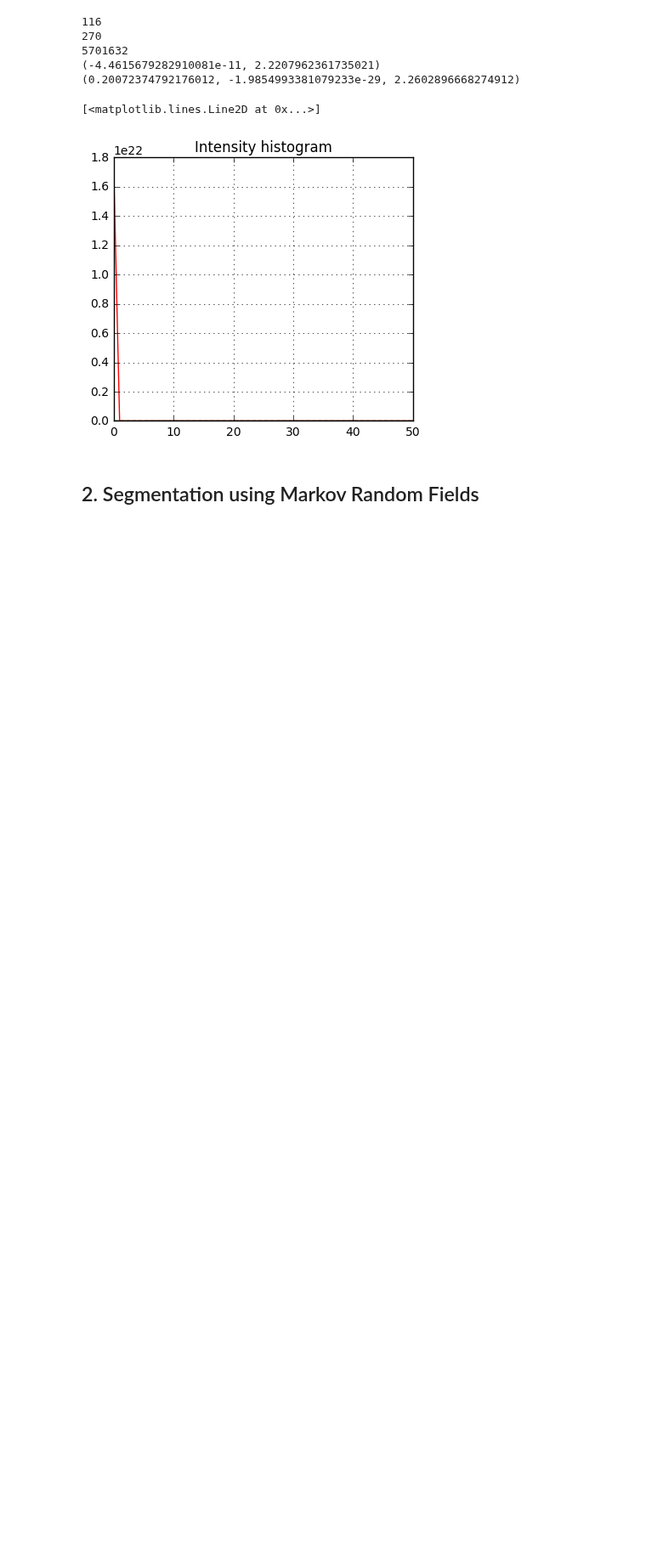
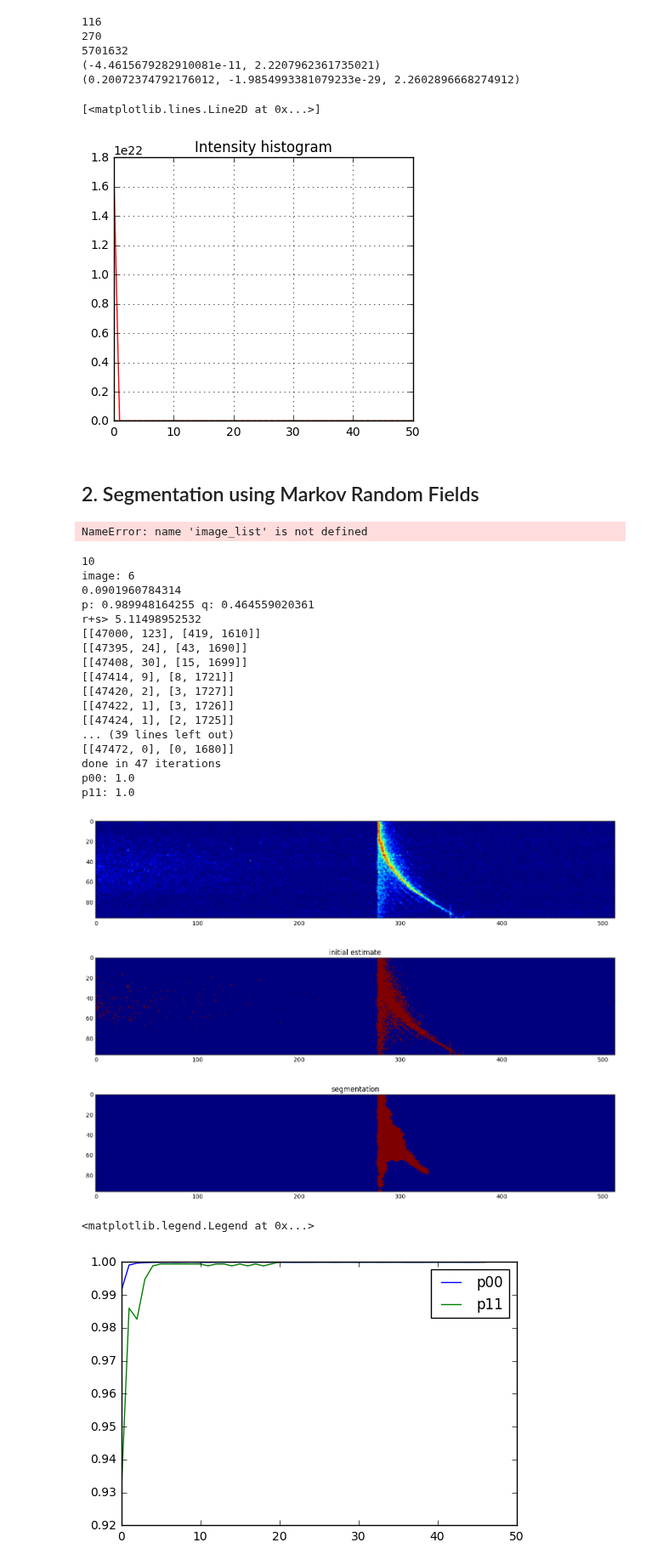
Before and after one commit to pvazteixeira/multibeam, a Jupyter notebook: feature-mrf-dev.ipynb, the cells around one changed output. Shown at 85% size. Cells and saved outputs as stored; diff of their text form; code cells hidden in the pictures; blank space fills up the shorter version.

```diff
--- a/feature-mrf-dev.ipynb
+++ b/feature-mrf-dev.ipynb
@@ -80,7 +142,16 @@ plt.plot(h_bins[:-1], de,color='b')
 # %%
-threshold = 50.0
-p = expon.cdf(threshold, loc=0, scale=4.0)
-q = 1 - expon.cdf(threshold, loc = 0, scale = 30.0)
+threshold = 20.0
+
+ilambda_bg = 5.0
+ilambda_obj = 30.0
+
+print threshold/255.0
+a = expon.cdf(threshold, loc=0, scale=ilambda_bg)  # background
+b = expon.cdf(threshold, loc=0, scale=ilambda_obj) # object
+p = a/(a+b)
+c = 1 - expon.cdf(threshold, loc = 0, scale = ilambda_bg)
+d = 1 - expon.cdf(threshold, loc = 0, scale = ilambda_obj)
+q = d/(c+d)
 print p
 print q
 # %% [output]
@@ -192,8 +264,9 @@ img = imread(image_list[2], as_grey=True)
 img = img.astype(np.float64)/255.0
 print np.amax(img)
 
-p = 0.99
-q = 0.9
+p = 0.552142267288
+q = 0.999980269661
+
 p00 = 0.95
 p11 = 0.990
 alpha = 1
@@ -238,6 +311,8 @@ plt.figure(figsize=(16,8))
 plt.subplot(5,1,5)
 plt.imshow((u_r-uth).transpose())#,vmin=0,vmax=255.0)
 plt.title('diff')
+# %% [output]
+NameError: name 'image_list' is not defined
 # %%
 img = imread(image_list[9], as_grey=True)
 img = img.astype(np.float64)/255.0
@@ -314,10 +389,22 @@ plt.imshow(img.transpose())
 # m = 3 # bearing
 
 # p,q values from page 12
-p   = 0.97 # p(z<zt|0)
-q   = 0.8 # p(z>zt|1)
+# p = 0.552142267288 # p(z<zt|0)
+# q = 0.999980269661 # p(z>zt|1)
 p00 = 0.995 # 0>0
 p11 = 0.25   # 1>1
+
+threshold = 23.0
+print threshold/255.0
+a = expon.cdf(threshold, loc=0, scale=5.0)  # background
+b = expon.cdf(threshold, loc=0, scale=30.0) # object
+p = a/(a+b)
+# p = a
+c = 1 - expon.cdf(threshold, loc = 0, scale = 5.0)
+d = 1 - expon.cdf(threshold, loc = 0, scale = 30.0)
+q = d/(c+d)
+# q = d
+print 'p:',p, 'q:', q
 
 beta = 1.0
 k = 1.0 # alpha = k*beta
@@ -328,7 +415,7 @@ m = 3  # bearing
 min_size = 0.5*(n*m -1 -(1/beta)*np.log(q/(1-q))-k*np.log(p11/(1-p00)))
 print 'r+s>',min_size
 
-u = 1.0*(img>0.13)
+u = 1.0*(img>(threshold/255.0))
 uth = u
 
 plt.figure(figsize=(16,8))
@@ -353,30 +440,54 @@ while (total_change>0):
 
     # transition probability estimates
     n00 = np.sum(1-u[u_prev<1])
     n01 = np.sum(u[u_prev<1])
     n10 = np.sum(1-u[u_prev])
     n11 = np.sum(u[u_prev])
     print [[n00, n01],[n10, n11]]
     assert (n00+n01+n10+n11==49152)
     total_change = n01 + n10
     p00e = n00/(n00+n10+0.0)
     p11e = n11/(n11+n01+0.0)
 #     p11 = p11e
     pe[iter,0] = p00e
     pe[iter,1] = p11e
 
     iter+=1;
     if iter>100:
         break
 
 print 'done in',iter,'iterations'
 
 print 'p00:',p00e
 print 'p11:',p11e
 
 plt.imshow((u).transpose())#,vmin=0,vmax=255.0)
 plt.title('segmentation')
 plt.show()
 
 plt.plot(pe[:iter,0])
 plt.plot(pe[:iter,1])
+plt.legend(('p00','p11'))
+# %% [output]
+10
+image: 6
+0.0901960784314
+p: 0.989948164255 q: 0.464559020361
+r+s> 5.11498952532
+[[47000, 123], [419, 1610]]
+[[47395, 24], [43, 1690]]
+[[47408, 30], [15, 1699]]
+[[47414, 9], [8, 1721]]
+[[47420, 2], [3, 1727]]
+[[47422, 1], [3, 1726]]
+[[47424, 1], [2, 1725]]
+... (39 lines left out)
+[[47472, 0], [0, 1680]]
+done in 47 iterations
+p00: 1.0
+p11: 1.0
+[figure, added]
+[figure, added]
+[figure, added]
+<matplotlib.legend.Legend at 0x...>
+[figure, added]
```
Also changed, not shown: parts of 6 cells of this notebook.
